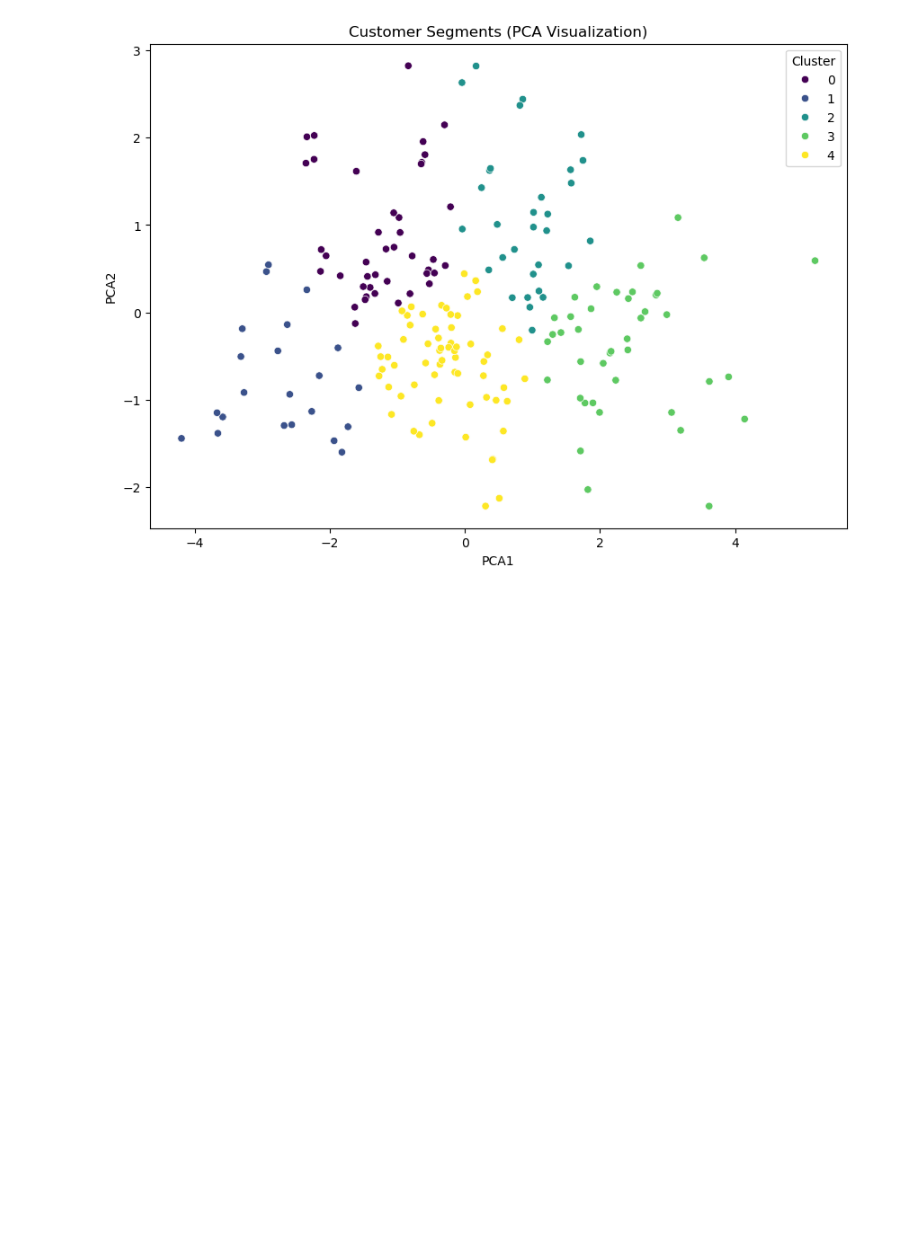
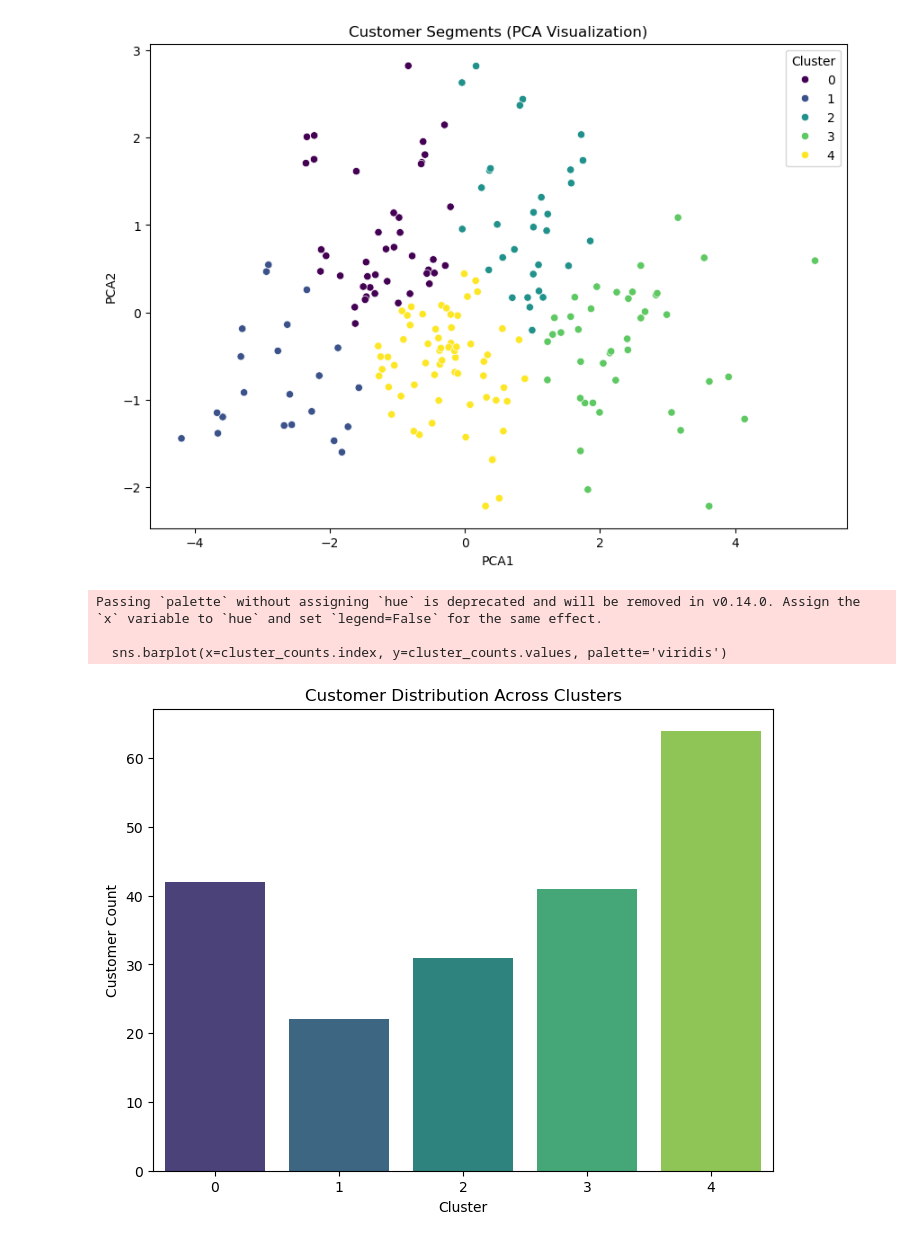
Before and after one commit to darshan-dalvi/Customer-Segmentation, a Jupyter notebook: Darshan_Dalvi_Clustering.ipynb, the cells around one changed output. Drawn from its saved outputs; the diff is of its cells as text; code cells hidden in the pictures; blank space fills up the shorter version.

```diff
--- a/Darshan_Dalvi_Clustering.ipynb
+++ b/Darshan_Dalvi_Clustering.ipynb
@@ -105,3 +105,18 @@ plt.title('Customer Segments (PCA Visualization)')
 plt.show()
 # %% [output]
 [figure]
+# %%
+#The customer distribution across clusters
+cluster_counts = data['Cluster'].value_counts().sort_index()
+plt.figure(figsize=(8, 6))
+sns.barplot(x=cluster_counts.index, y=cluster_counts.values, palette='viridis')
+plt.xlabel('Cluster')
+plt.ylabel('Customer Count')
+plt.title('Customer Distribution Across Clusters')
+plt.xticks(rotation=0)  # Set the x-axis labels to be horizontal for readability
+plt.show()
+# %% [output]
+Passing `palette` without assigning `hue` is deprecated and will be removed in v0.14.0. Assign the `x` variable to `hue` and set `legend=False` for the same effect.
+
+  sns.barplot(x=cluster_counts.index, y=cluster_counts.values, palette='viridis')
+[figure, added]
```
Also changed, not shown: 3 other files.
